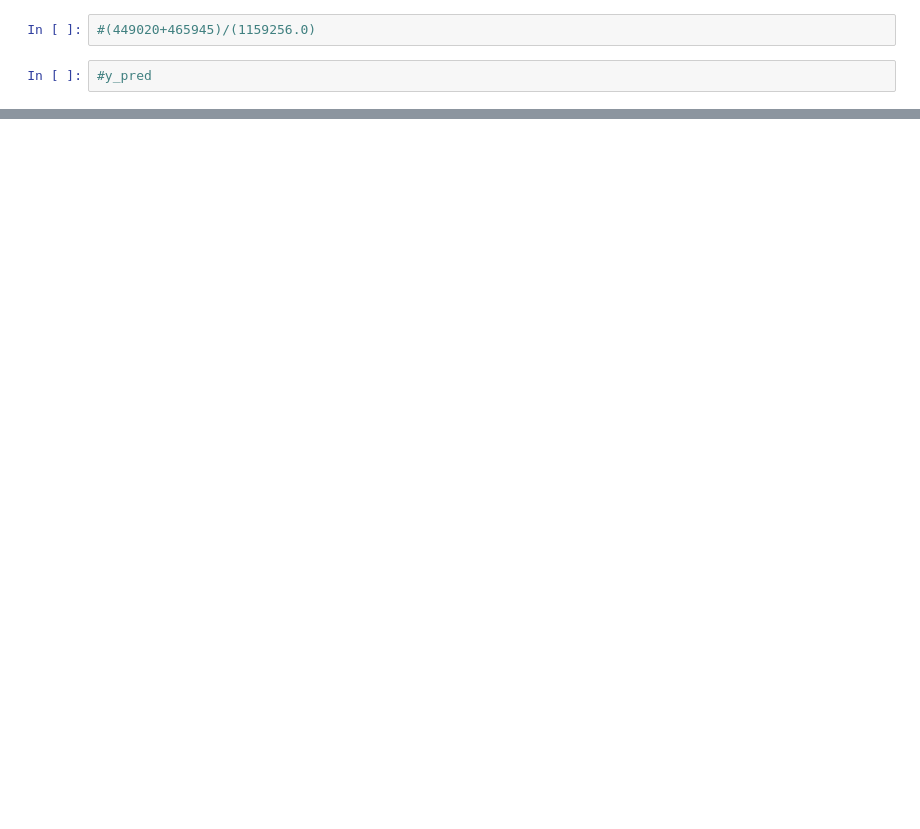
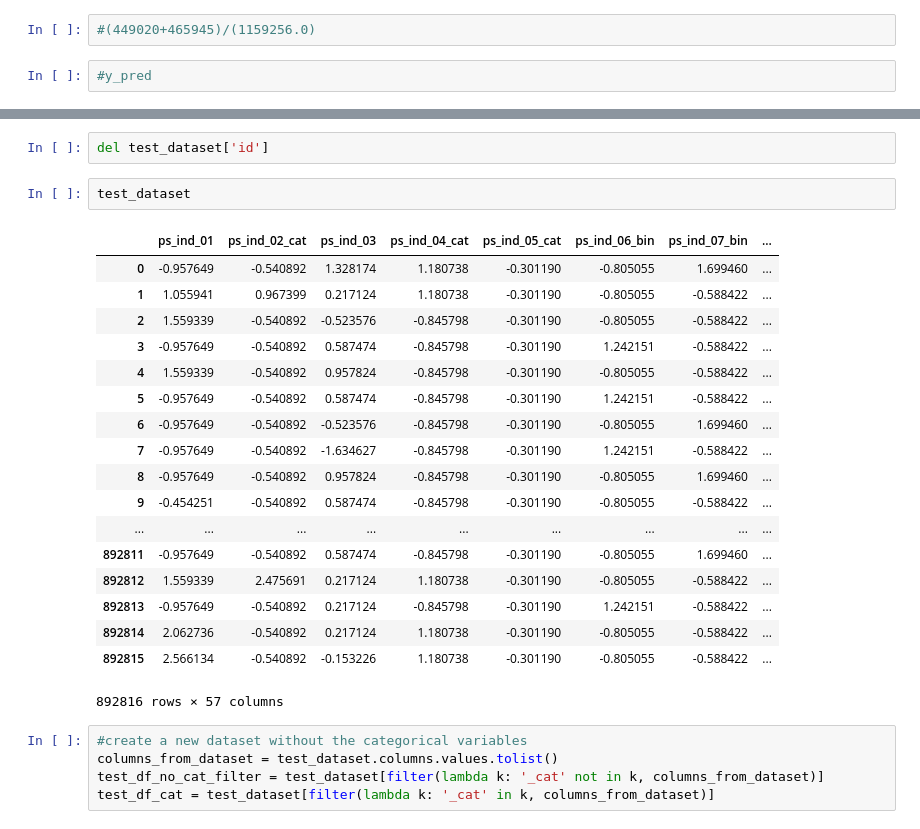
Before and after one commit to jwcunhagit/ml-ps, a Jupyter notebook: Balance-Data-expanding-values-Adjust_test_set.ipynb, the cells around one changed output, grey strips where cells are left out. Drawn from its saved outputs; the diff is of its cells as text; blank space fills up the shorter version.

```diff
--- a/Balance-Data-expanding-values-Adjust_test_set.ipynb
+++ b/Balance-Data-expanding-values-Adjust_test_set.ipynb
@@ -390,0 +451,28 @@ classifier.fit(X, y)
+# %%
+del test_dataset['id']
+# %%
+test_dataset
+# %% [output]
+|  | ps_ind_01 | ps_ind_02_cat | ps_ind_03 | ps_ind_04_cat | ps_ind_05_cat | ps_ind_06_bin | ps_ind_07_bin | ... |
+| 0 | -0.957649 | -0.540892 | 1.328174 | 1.180738 | -0.301190 | -0.805055 | 1.699460 | ... |
+| 1 | 1.055941 | 0.967399 | 0.217124 | 1.180738 | -0.301190 | -0.805055 | -0.588422 | ... |
+| 2 | 1.559339 | -0.540892 | -0.523576 | -0.845798 | -0.301190 | -0.805055 | -0.588422 | ... |
+| 3 | -0.957649 | -0.540892 | 0.587474 | -0.845798 | -0.301190 | 1.242151 | -0.588422 | ... |
+| 4 | 1.559339 | -0.540892 | 0.957824 | -0.845798 | -0.301190 | -0.805055 | -0.588422 | ... |
+| 5 | -0.957649 | -0.540892 | 0.587474 | -0.845798 | -0.301190 | 1.242151 | -0.588422 | ... |
+| 6 | -0.957649 | -0.540892 | -0.523576 | -0.845798 | -0.301190 | -0.805055 | 1.699460 | ... |
+| 7 | -0.957649 | -0.540892 | -1.634627 | -0.845798 | -0.301190 | 1.242151 | -0.588422 | ... |
+| 8 | -0.957649 | -0.540892 | 0.957824 | -0.845798 | -0.301190 | -0.805055 | 1.699460 | ... |
+| 9 | -0.454251 | -0.540892 | 0.587474 | -0.845798 | -0.301190 | -0.805055 | -0.588422 | ... |
+| ... | ... | ... | ... | ... | ... | ... | ... | ... |
+| 892811 | -0.957649 | -0.540892 | 0.587474 | -0.845798 | -0.301190 | -0.805055 | 1.699460 | ... |
+| 892812 | 1.559339 | 2.475691 | 0.217124 | 1.180738 | -0.301190 | -0.805055 | -0.588422 | ... |
+| 892813 | -0.957649 | -0.540892 | 0.217124 | -0.845798 | -0.301190 | 1.242151 | -0.588422 | ... |
+| 892814 | 2.062736 | -0.540892 | 0.217124 | 1.180738 | -0.301190 | -0.805055 | -0.588422 | ... |
+| 892815 | 2.566134 | -0.540892 | -0.153226 | 1.180738 | -0.301190 | -0.805055 | -0.588422 | ... |
+892816 rows × 57 columns
+# %%
+#create a new dataset without the categorical variables
+columns_from_dataset = test_dataset.columns.values.tolist()
+test_df_no_cat_filter = test_dataset[filter(lambda k: '_cat' not in k, columns_from_dataset)]
+test_df_cat = test_dataset[filter(lambda k: '_cat' in k, columns_from_dataset)]
```
Also changed, not shown: parts of 12 cells of this notebook.
